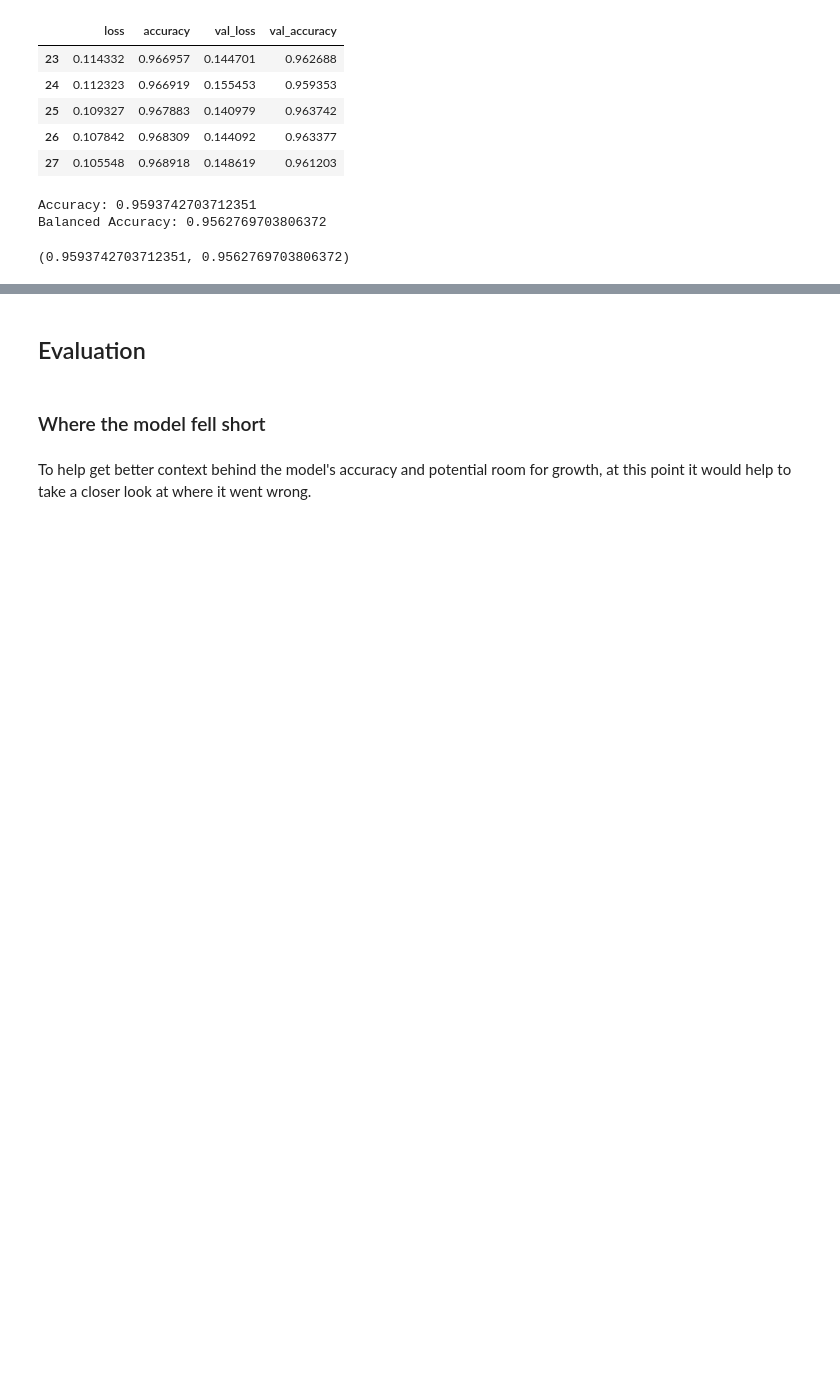
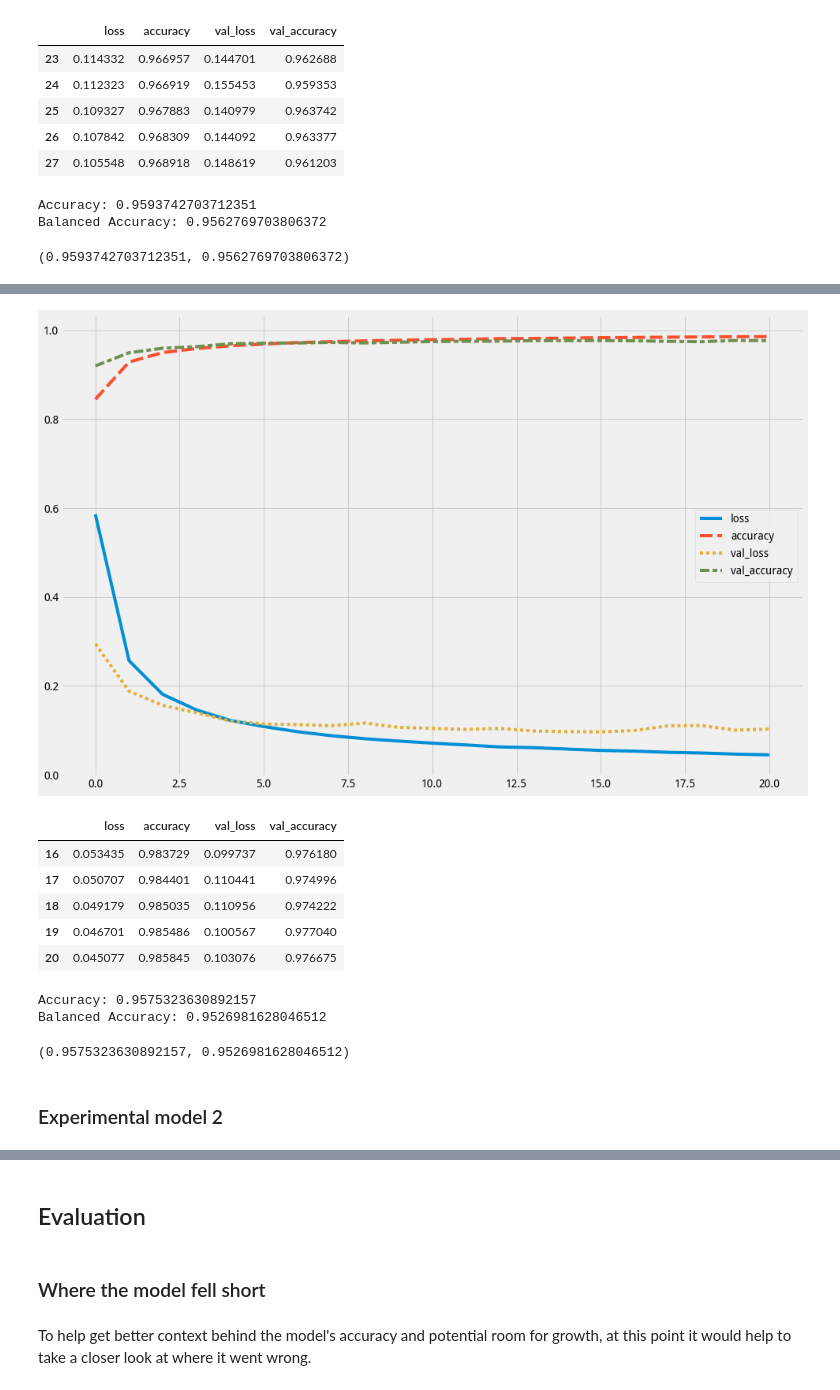
Before and after one commit to coreyryanhanson/japanese_text_classifiers, a Jupyter notebook: project_notebook.ipynb, the cells around one changed output, grey strips where cells are left out. Saved outputs shown, nothing was run; the diff lists cells and outputs as text; code cells hidden in the pictures; blank space fills up the shorter version.

```diff
--- a/project_notebook.ipynb
+++ b/project_notebook.ipynb
@@ -407,0 +462,16 @@ Balanced Accuracy: 0.9562769703806372
+# %%
+layers = [Conv2D(32, (3, 3), activation='relu', padding="same", input_shape=(32 ,32,  1)),
+          Conv2D(32, (3, 3), activation='relu', padding="same"),
+          MaxPooling2D((2, 2)),
+          Conv2D(64, (3, 3), activation='relu', padding="same"),
+          Conv2D(64, (3, 3), activation='relu', padding="same"),
+          MaxPooling2D((2, 2)),
+          Conv2D(128, (3, 3), activation='relu', padding="same"),
+          Conv2D(128, (3, 3), activation='relu', padding="same"),
+          MaxPooling2D((2, 2)),
+          Flatten(),
+          Dense(40, "relu"),
+          Dense(49, activation='softmax')
+         ]
+compile_kwargs = {"loss":"categorical_crossentropy", "optimizer":Adam(learning_rate=0.0002), "metrics":['accuracy']}
+model4 = generate_keras_model(Sequential(), layers, compile_kwargs)
@@ -407,0 +496,5 @@ Balanced Accuracy: 0.9562769703806372
+# %%
+backups4 = ModelCheckpoint("model_backups/model4-{epoch:02d}", monitor="val_loss")
+stopping = EarlyStopping(monitor="val_loss", min_delta=0, patience=5, restore_best_weights=True)
+
+results4 = model4.fit(X_train_generator, epochs=200, steps_per_epoch=7489, validation_data=(X_val_2d, y_val), callbacks=[backups4, stopping])
@@ -407,0 +519,18 @@ Balanced Accuracy: 0.9562769703806372
+# %%
+plot_keras_fit_history(results4, 0, common_plot_kwargs={"style": "fivethirtyeight"}).tail()
+# %% [output]
+[figure, added]
+|  | loss | accuracy | val_loss | val_accuracy |
+| 16 | 0.053435 | 0.983729 | 0.099737 | 0.976180 |
+| 17 | 0.050707 | 0.984401 | 0.110441 | 0.974996 |
+| 18 | 0.049179 | 0.985035 | 0.110956 | 0.974222 |
+| 19 | 0.046701 | 0.985486 | 0.100567 | 0.977040 |
+| 20 | 0.045077 | 0.985845 | 0.103076 | 0.976675 |
+# %%
+image_class_evaluation(model4, X_test_2d, y_test)
+# %% [output]
+Accuracy: 0.9575323630892157
+Balanced Accuracy: 0.9526981628046512
+(0.9575323630892157, 0.9526981628046512)
+# %% [markdown]
+### Experimental model 2
```
Also changed, not shown: parts of 40 cells of this notebook, 4 other files.
